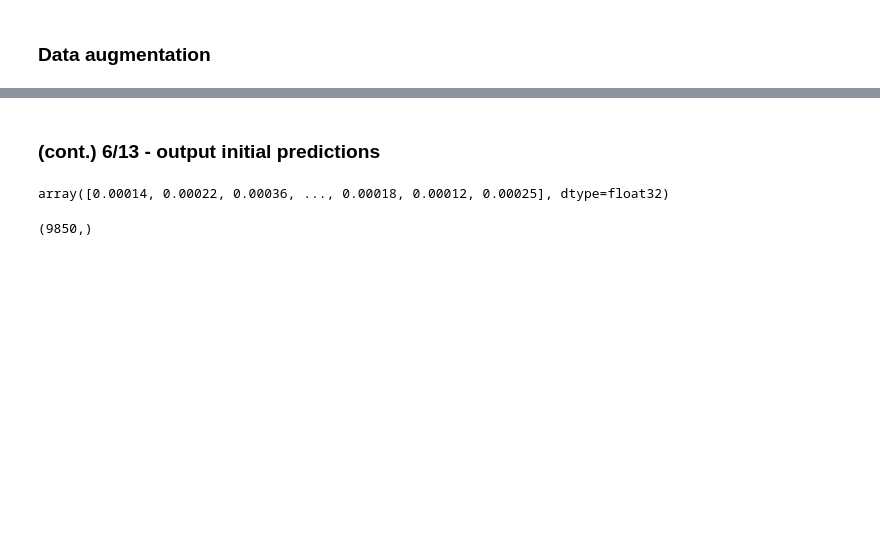
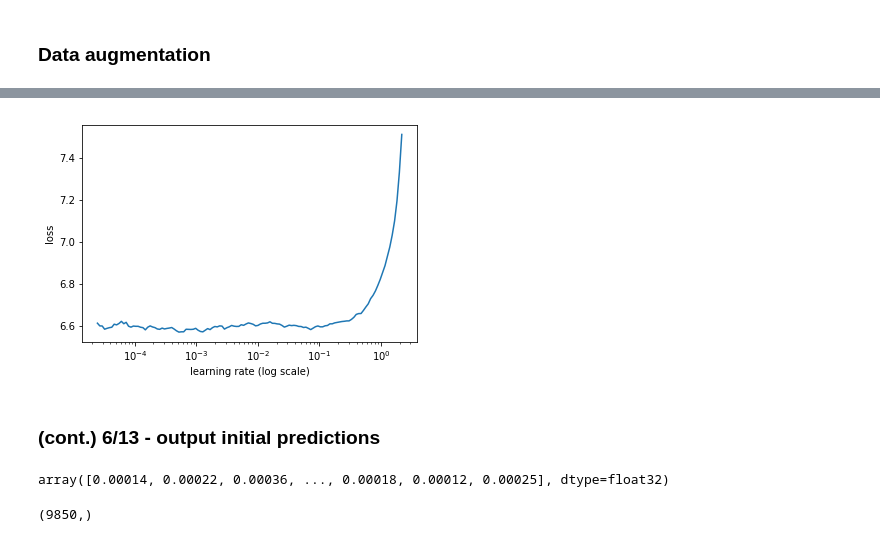
Before and after one commit to aaronlelevier/whale-categorization-playground, a Jupyter notebook: notebooks/fastai-whale.ipynb, the cells around one changed output, grey strips where cells are left out. Cells and saved outputs as stored; diff of their text form; code cells hidden in the pictures; blank space fills up the shorter version.

```diff
--- a/notebooks/fastai-whale.ipynb
+++ b/notebooks/fastai-whale.ipynb
@@ -445,3 +473,7 @@ learn.load(last_layer_filename)
+# %%
+learn.sched.plot()
+# %% [output]
+[figure, added]
 # %% [markdown]
 ### (cont.) 6/13 - output initial predictions
 # %%
```
Also changed, not shown: parts of 34 cells of this notebook, 1 other file.
